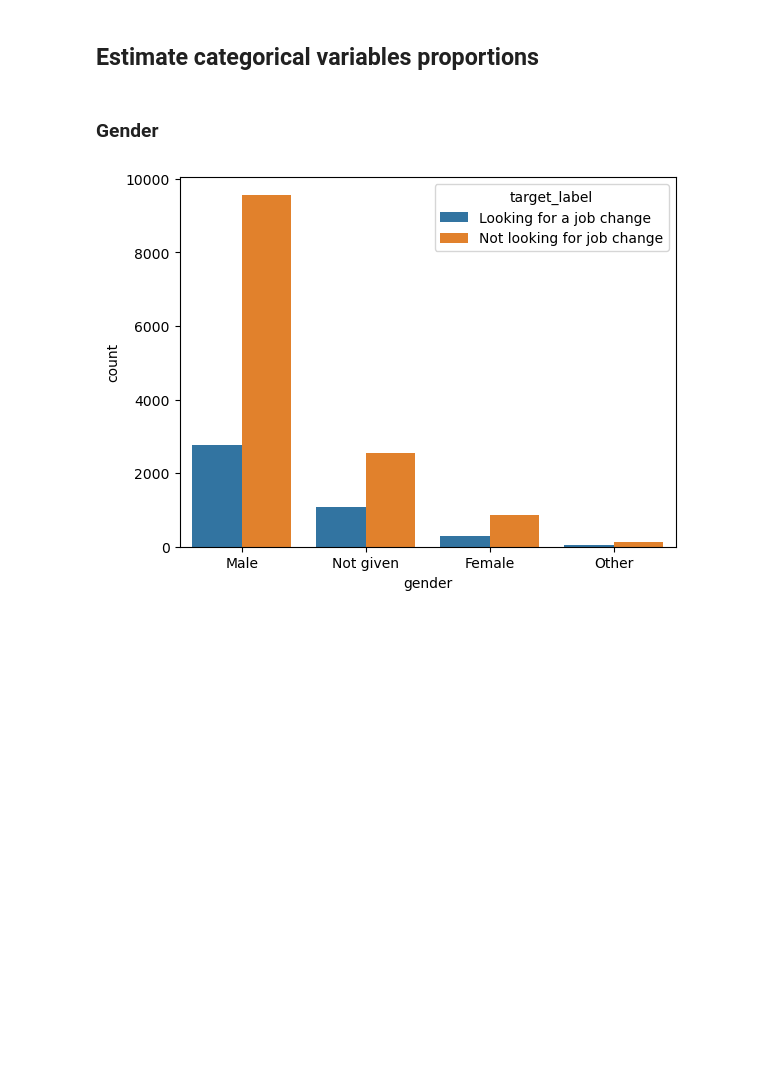
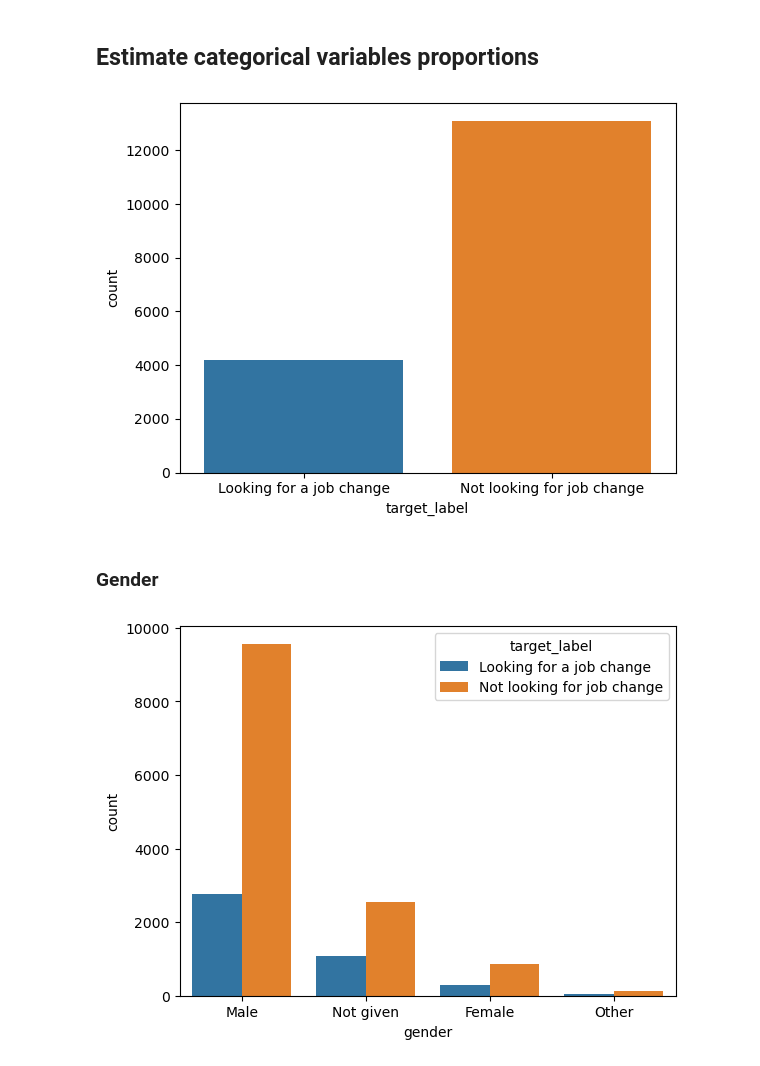
Before and after one commit to teob97/xtream-ai-assignment, a Jupyter notebook: challenge_1.ipynb, the cells around one changed output. Saved outputs shown, nothing was run; the diff lists cells and outputs as text; code cells hidden in the pictures; blank space fills up the shorter version.

```diff
--- a/challenge_1.ipynb
+++ b/challenge_1.ipynb
@@ -263,6 +273,11 @@ def print_percentage_and_ztest(data:pd.DataFrame, category:str, labels = None):
     for element in results.items():
         print("Percentage of "+element[0]+f" quitting Pear Inc: {round(element[1][1],2)}%; z_score = {round(element[1][0],2)}")
     return results
+# %%
+sns.countplot(data, x='target_label')
+plt.show()
+# %% [output]
+[figure, added]
 # %% [markdown]
 ### Gender
 # %%
```
Also changed, not shown: parts of 11 cells of this notebook.
